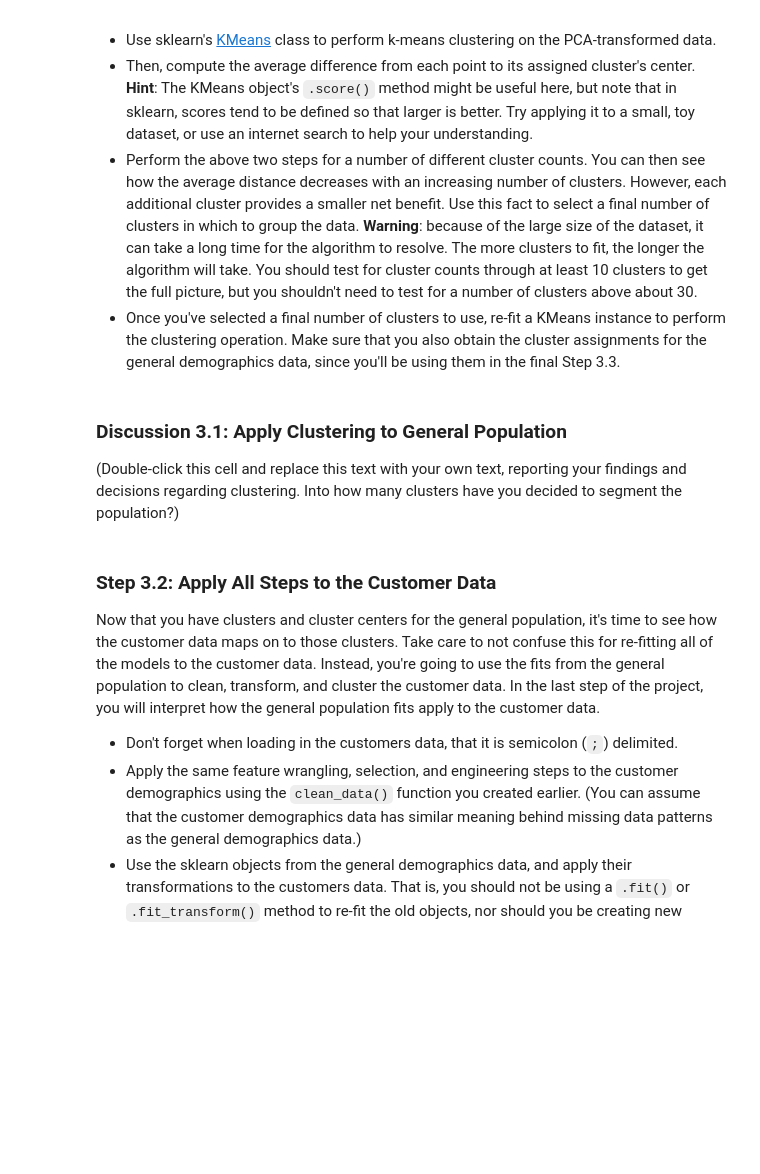
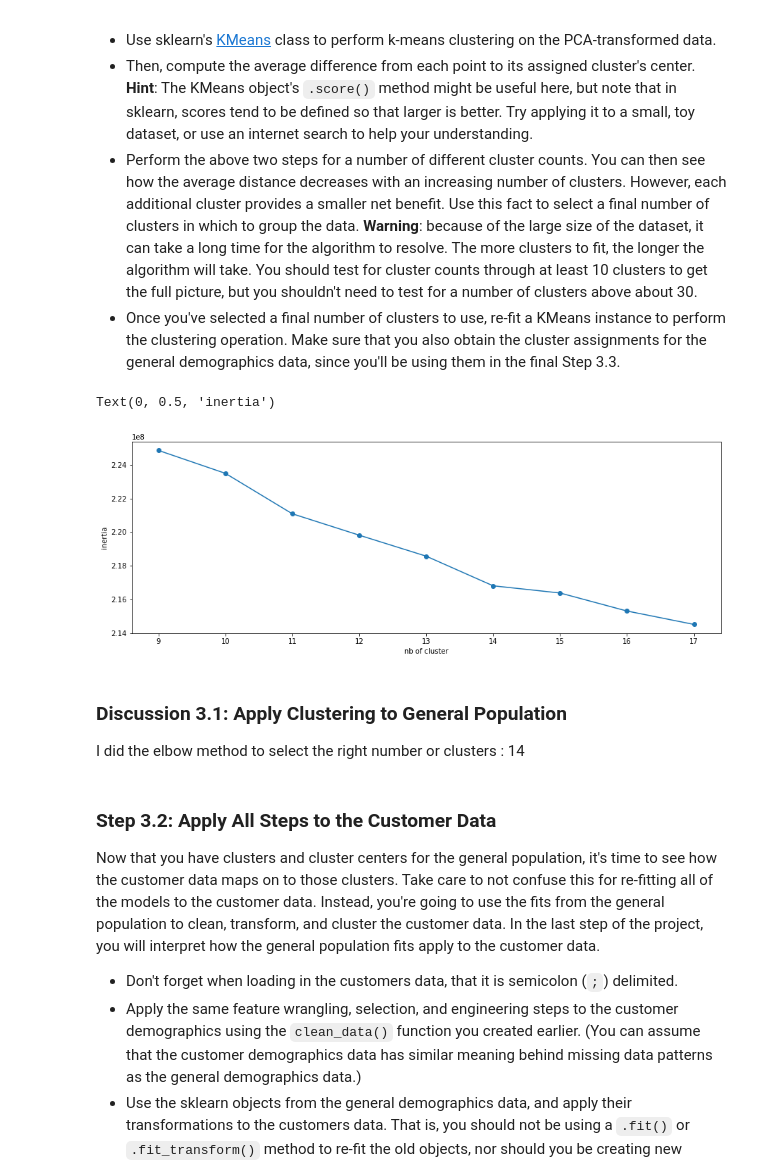
Before and after one commit to Mdhvince/Customer_Segmentation, a Jupyter notebook: Identify_Customer_Segments.ipynb, the cells around one changed output. Saved outputs shown, nothing was run; the diff lists cells and outputs as text; code cells hidden in the pictures; blank space fills up the shorter version.

```diff
--- a/Identify_Customer_Segments.ipynb
+++ b/Identify_Customer_Segments.ipynb
@@ -486,2 +572,6 @@ On your scaled data, you are now ready to apply dimensionality reduction techniq
 # %%
 # Re-apply PCA to the data while selecting for number of components to retain.
+
+pca = PCA(n_components = 235)
+pca.fit(X)
+transformed = pca.transform(X)
@@ -535,3 +696,21 @@ You've assessed and cleaned the demographics data, then scaled and transformed t
+# %%
+from sklearn.cluster import KMeans
+
+cluster_range = range(9, 18)
+inertias = []
+
+for k in cluster_range:
+    model = KMeans(n_clusters = k)
+    model.fit(transformed)
+    inertias.append(model.inertia_)
+# %%
+plt.figure(figsize=(15, 5))
+plt.plot(range(9, 18), inertias, '-o')
+plt.xlabel('nb of cluster')
+plt.ylabel('inertia')
+# %% [output]
+Text(0, 0.5, 'inertia')
+[figure, added]
 # %%
 # Investigate the change in within-cluster distance across number of clusters.
 # HINT: Use matplotlib's plot function to visualize this relationship.
@@ -541,7 +722,7 @@ You've assessed and cleaned the demographics data, then scaled and transformed t
-# %% [markdown]
-### Discussion 3.1: Apply Clustering to General Population
-
-(Double-click this cell and replace this text with your own text, reporting your findings and decisions regarding clustering. Into how many clusters have you decided to segment the population?)
+# %% [markdown]
+### Discussion 3.1: Apply Clustering to General Population
+
+I did the elbow method to select the right number or clusters : 14
 # %% [markdown]
 ### Step 3.2: Apply All Steps to the Customer Data
 
```
Also changed, not shown: parts of 38 cells of this notebook.
